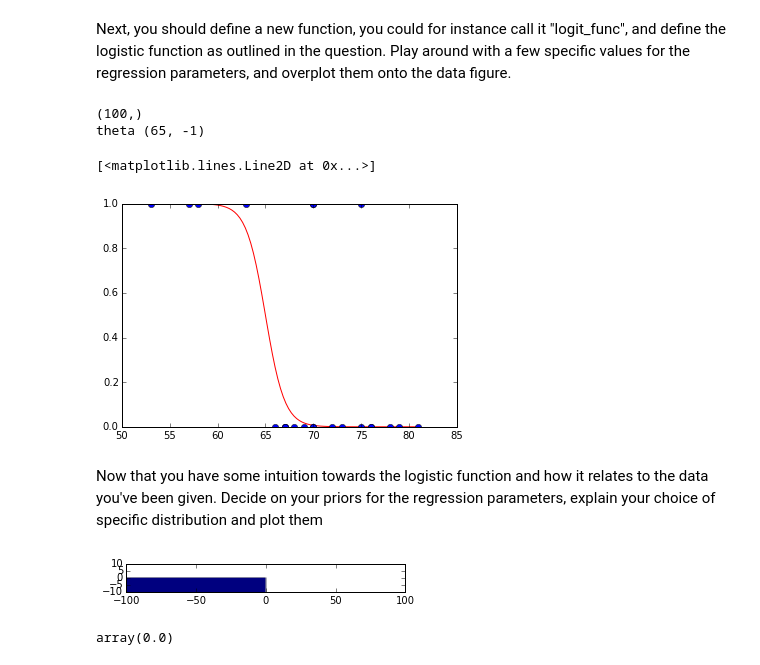
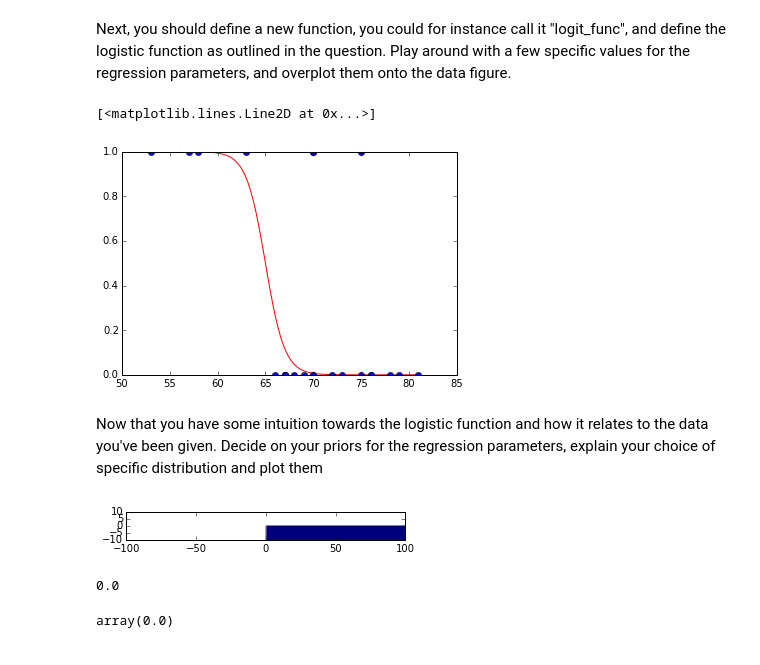
Before and after one commit to dtyi/usrp-sciprog, a Jupyter notebook: day6/dtyi/Challenger.ipynb, the cells around one changed output. Saved outputs shown, nothing was run; the diff lists cells and outputs as text; code cells hidden in the pictures.

Commit message:
More debugging with Douglas on likelihood function

```diff
--- a/day6/dtyi/Challenger.ipynb
+++ b/day6/dtyi/Challenger.ipynb
@@ -71,8 +71,6 @@ def logit_func(t,theta):
     """
     Define the logistic function and it's input params
     """
-    print t.shape
-    print 'theta', theta
 
     p1 = theta[0]
     p2 = theta[1]
@@ -83,10 +81,10 @@ def logit_func(t,theta):
     return f
 
 
-def oring_model_function(parameters):
-    probabilities = logit_func(temperatures,theta = parameters)
-    liklihoods = np.log(probabilities^ring_
-    #likelihood = np.log(result^ringFailures*(1-result)^ringFailures)
+def oring_log_likelihood_function(parameters):
+    probabilities = logit_func(temperatures,theta=parameters)
+    likelihoods = np.log(probabilities**ringFailures*(1-probabilities)**ringFailures)
+    return np.sum(likelihoods)
 
 
 ## Now overplot the logit_func onto your figure of the data
@@ -102,9 +100,7 @@ yvals = logit_func(xvals,(65,-1))
 plt.plot(xvals,yvals,'r-')
 plt.plot(data[0],data[1],'bo')
 # %% [output]
-(100,)
-theta (65, -1)
+[<matplotlib.lines.Line2D at 0x...>]
-[<matplotlib.lines.Line2D at 0x...>]
 [figure]
 # %% [markdown]
 Now that you have some intuition towards the logistic function and how it relates to the data you've been given. Decide on your priors for the regression parameters, explain your choice of specific distribution and plot them
@@ -128,14 +124,14 @@ def log_prior_offset(
     #else:
     #    return 0.0
 
-    OffsetParametersGreaterThanZeroIndexes = OffsetParameter > 0
+    OffsetParameterWrong = OffsetParameter < 0
 
     #Result = numpy.ones(size=ScaleParameter.size)
 
     #print 'Result.shape', Result.shape
 
-    OffsetParameter[OffsetParametersGreaterThanZeroIndexes] = -np.inf
-    OffsetParameter[~OffsetParametersGreaterThanZeroIndexes] = 0
+    OffsetParameter[OffsetParameterWrong] = -np.inf
+    OffsetParameter[~OffsetParameterWrong] = 0
 
     return OffsetParameter
 
@@ -149,42 +145,46 @@ def log_prior_scale(
         ScaleParameter = np.array(ScaleParameter).astype(float)
 
 
-    ScaleParametersGreaterThanZeroIndexes = ScaleParameter > 0
+    ScaleParametersWrong = ScaleParameter > 0
 
-    ScaleParameter[ScaleParametersGreaterThanZeroIndexes] = -np.inf
-    ScaleParameter[~ScaleParametersGreaterThanZeroIndexes] = 0
+    ScaleParameter[ScaleParametersWrong] = -np.inf
+    ScaleParameter[~ScaleParametersWrong] = 0
 
     #if (ScaleParameter > 0):
     #    return -numpy.inf
     #else:
     #    return 0.0
     return ScaleParameter
 
 def log_parameter_prior(parameters):
     X = parameters[0]
     Y = parameters[1]
-    return np.multiply(log_prior_offset(X)log_prior_scale(Y)
+    return log_prior_offset(X)+log_prior_scale(Y)
 
 xmin = -100
 xmax = 100
 ymin = -10
 ymax = 10
 
 X, Y = np.mgrid[xmin:xmax:100j, ymin:ymax:100j]
 positions = np.vstack([X.ravel(), Y.ravel()])
 #values = np.vstack([m1, m2])
 #kernel = stats.gaussian_kde(values)
 Z = np.reshape(log_parameter_prior(positions).T, X.shape)
 
 fig = plt.figure(figsize = (5,5))
 ax = fig.add_subplot(111)
 ax.imshow(np.rot90(Z),
            extent=[xmin, xmax, ymin, ymax])
 #ax.plot(m1, m2, 'k.', markersize=2)
 
 plt.show()
 # %% [output]
-[figure, old version]
+[figure, new version]
+# %%
+log_parameter_prior((65,-1))
+# %% [output]
+0.0
 # %%
 #log_prior_offset(65)
 log_prior_scale(-3)
```
Also changed, not shown: parts of 6 cells of this notebook.
